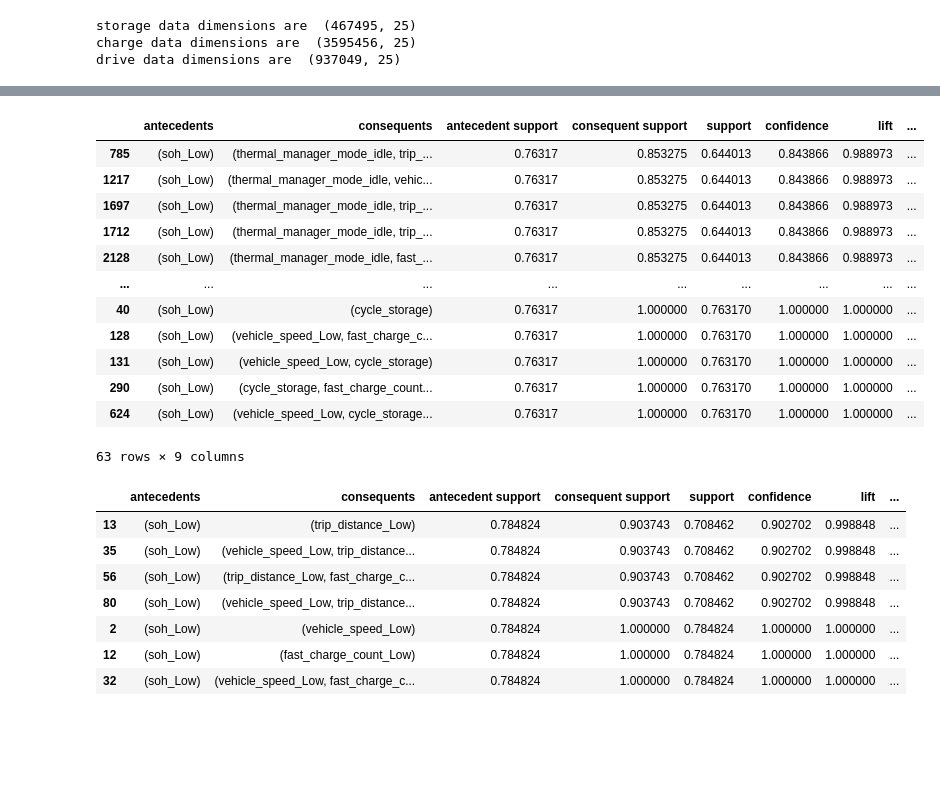
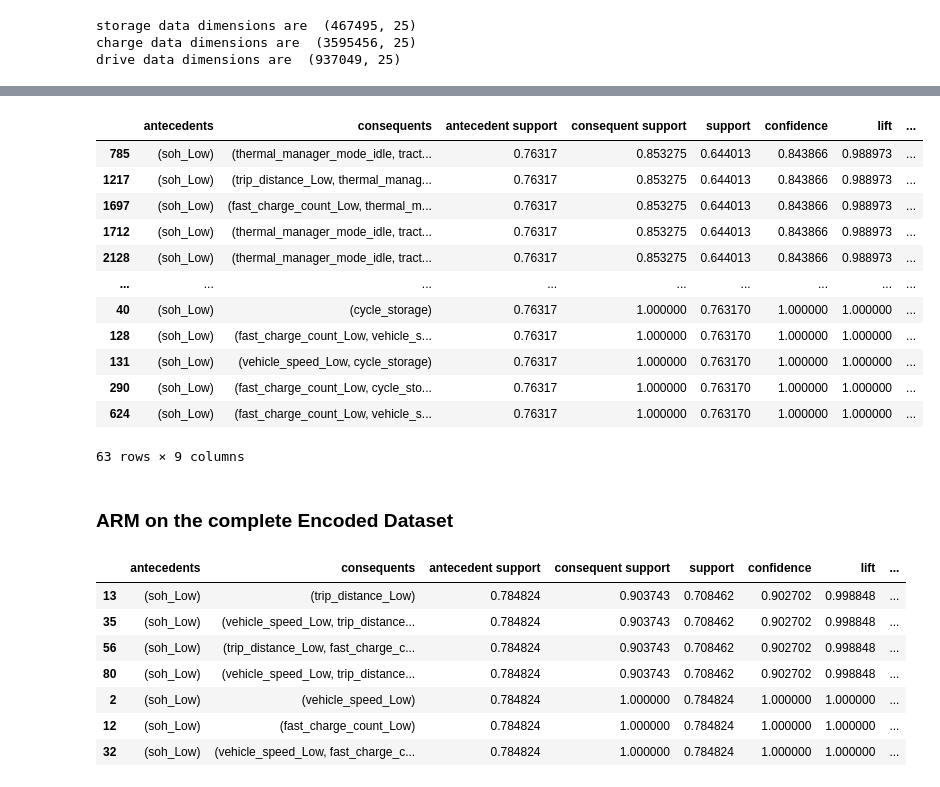
Before and after one commit to musman2012/ml-data_science, a Jupyter notebook: SOH_Prediction/Phase_II_ML_Final.ipynb, the cells around one changed output, grey strips where cells are left out. Cells and saved outputs as stored; diff of their text form; code cells hidden in the pictures; blank space fills up the shorter version.

```diff
--- a/SOH_Prediction/Phase_II_ML_Final.ipynb
+++ b/SOH_Prediction/Phase_II_ML_Final.ipynb
@@ -288,18 +284,20 @@ assoc_rules_drive[(assoc_rules_drive['antecedents'] == {'soh_Low'})]
 # %%
-assoc_rules_storage[(assoc_rules_storage['antecedents'] == {'soh_Low'})]
+assoc_rules_storage[(assoc_rules_storage['confidence'] > 0.75) & (assoc_rules_storage['antecedents'] == {'soh_Low'})]
 # %% [output]
 |  | antecedents | consequents | antecedent support | consequent support | support | confidence | lift | ... |
-| 785 | (soh_Low) | (thermal_manager_mode_idle, trip_... | 0.76317 | 0.853275 | 0.644013 | 0.843866 | 0.988973 | ... |
-| 1217 | (soh_Low) | (thermal_manager_mode_idle, vehic... | 0.76317 | 0.853275 | 0.644013 | 0.843866 | 0.988973 | ... |
-| 1697 | (soh_Low) | (thermal_manager_mode_idle, trip_... | 0.76317 | 0.853275 | 0.644013 | 0.843866 | 0.988973 | ... |
-| 1712 | (soh_Low) | (thermal_manager_mode_idle, trip_... | 0.76317 | 0.853275 | 0.644013 | 0.843866 | 0.988973 | ... |
-| 2128 | (soh_Low) | (thermal_manager_mode_idle, fast_... | 0.76317 | 0.853275 | 0.644013 | 0.843866 | 0.988973 | ... |
+| 785 | (soh_Low) | (thermal_manager_mode_idle, tract... | 0.76317 | 0.853275 | 0.644013 | 0.843866 | 0.988973 | ... |
+| 1217 | (soh_Low) | (trip_distance_Low, thermal_manag... | 0.76317 | 0.853275 | 0.644013 | 0.843866 | 0.988973 | ... |
+| 1697 | (soh_Low) | (fast_charge_count_Low, thermal_m... | 0.76317 | 0.853275 | 0.644013 | 0.843866 | 0.988973 | ... |
+| 1712 | (soh_Low) | (thermal_manager_mode_idle, tract... | 0.76317 | 0.853275 | 0.644013 | 0.843866 | 0.988973 | ... |
+| 2128 | (soh_Low) | (thermal_manager_mode_idle, tract... | 0.76317 | 0.853275 | 0.644013 | 0.843866 | 0.988973 | ... |
 | ... | ... | ... | ... | ... | ... | ... | ... | ... |
 | 40 | (soh_Low) | (cycle_storage) | 0.76317 | 1.000000 | 0.763170 | 1.000000 | 1.000000 | ... |
-| 128 | (soh_Low) | (vehicle_speed_Low, fast_charge_c... | 0.76317 | 1.000000 | 0.763170 | 1.000000 | 1.000000 | ... |
+| 128 | (soh_Low) | (fast_charge_count_Low, vehicle_s... | 0.76317 | 1.000000 | 0.763170 | 1.000000 | 1.000000 | ... |
 | 131 | (soh_Low) | (vehicle_speed_Low, cycle_storage) | 0.76317 | 1.000000 | 0.763170 | 1.000000 | 1.000000 | ... |
-| 290 | (soh_Low) | (cycle_storage, fast_charge_count... | 0.76317 | 1.000000 | 0.763170 | 1.000000 | 1.000000 | ... |
-| 624 | (soh_Low) | (vehicle_speed_Low, cycle_storage... | 0.76317 | 1.000000 | 0.763170 | 1.000000 | 1.000000 | ... |
+| 290 | (soh_Low) | (fast_charge_count_Low, cycle_sto... | 0.76317 | 1.000000 | 0.763170 | 1.000000 | 1.000000 | ... |
+| 624 | (soh_Low) | (fast_charge_count_Low, vehicle_s... | 0.76317 | 1.000000 | 0.763170 | 1.000000 | 1.000000 | ... |
 63 rows × 9 columns
+# %% [markdown]
+### ARM on the complete Encoded Dataset
 # %%
 #assoc_rules["antecedent_len"] = assoc_rules["antecedents"].apply(lambda x: len(x))
```
Also changed, not shown: parts of 23 cells of this notebook.
